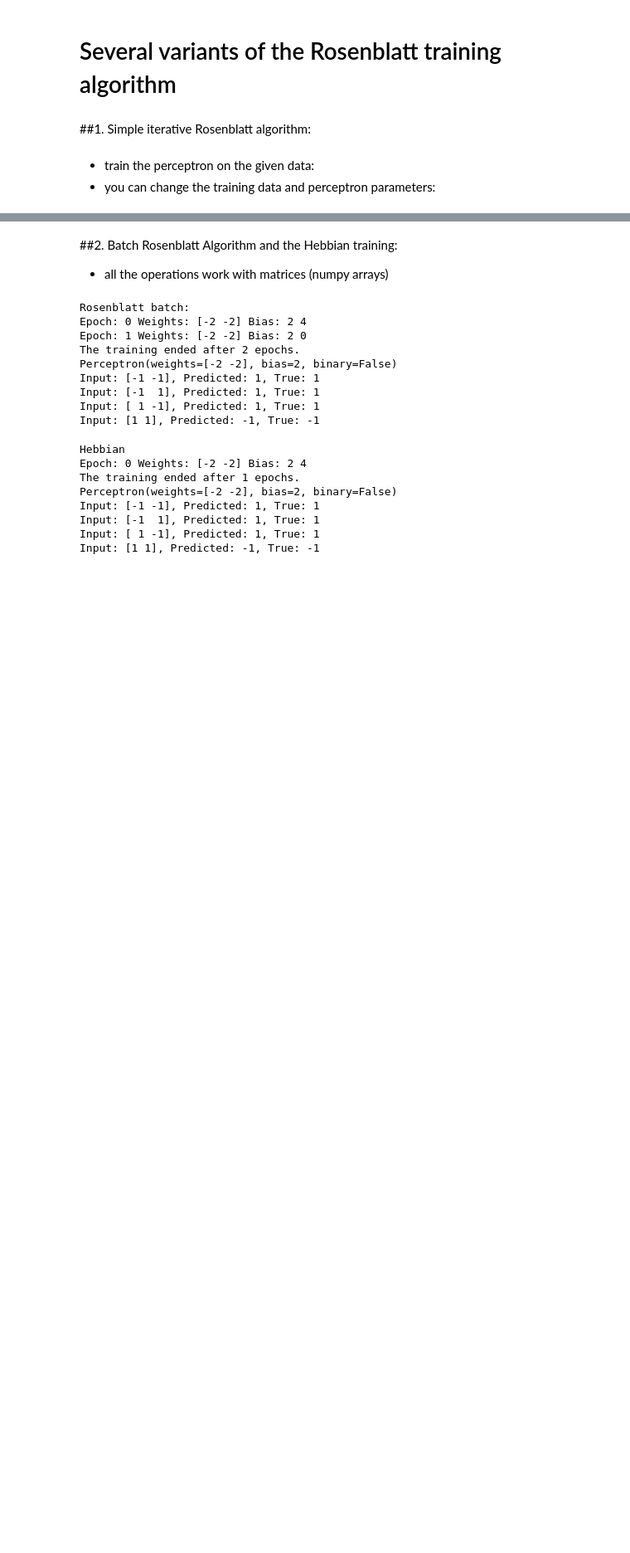
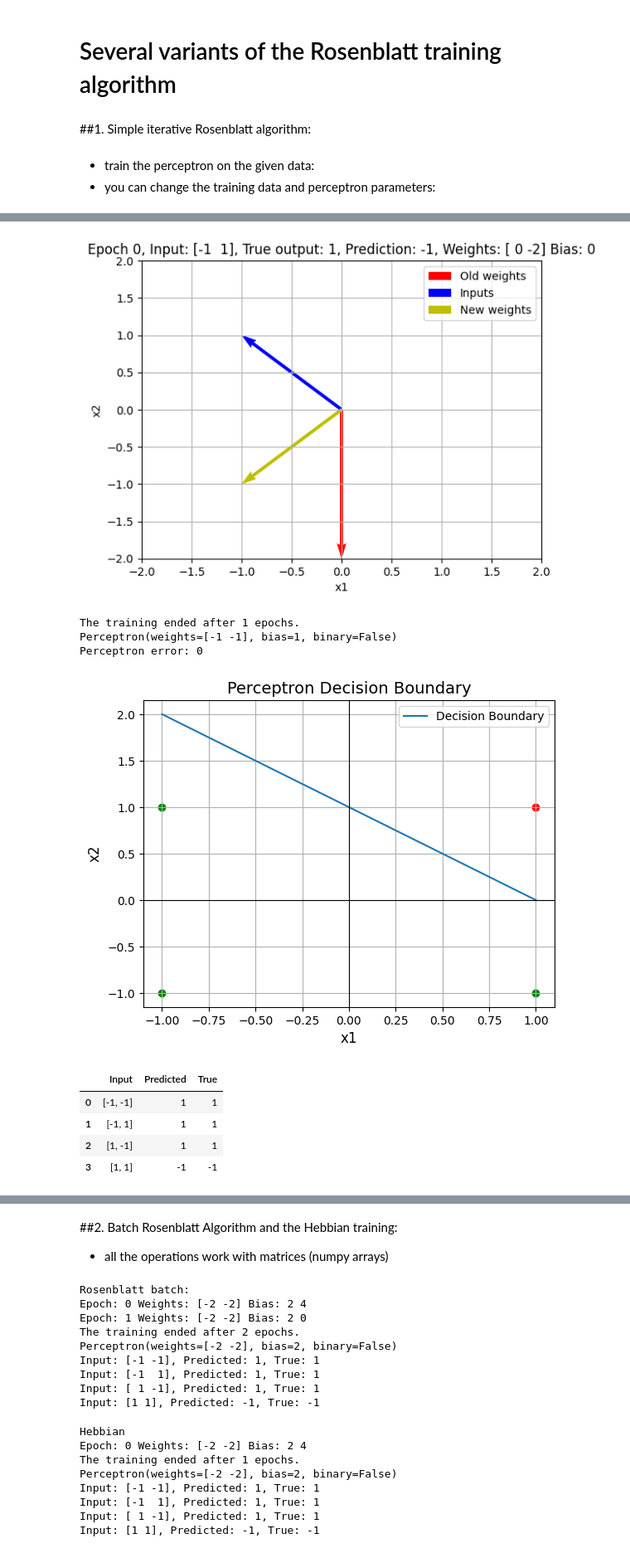
Before and after one commit to reitezuz/18NES1-2025-, a Jupyter notebook: week2/rosenblatt_perceptron.ipynb, the cells around one changed output, grey strips where cells are left out. Shown: that part at 83% size. Drawn from its saved outputs; the diff is of its cells as text; code cells hidden in the pictures; blank space fills up the shorter version.

```diff
--- a/week2/rosenblatt_perceptron.ipynb
+++ b/week2/rosenblatt_perceptron.ipynb
@@ -31,7 +31,7 @@ class Perceptron:
             return np.where(x > 0, 1, np.where(x < 0, -1, 0))
 
     def forward(self, inputs):
-        potential = np.dot(self.weights, inputs) + self.bias
+        potential = np.dot(inputs, self.weights) + self.bias
         return self.activation(potential)
 
     def rosenblatt(self, training_inputs, true_outputs, epochs=100):
@@ -67,7 +67,7 @@ def perceptron_error(true_outputs, predicted_outputs):
 - train the perceptron on the given data:
 - you can change the training data and perceptron parameters:
 # %%
-# Example 1 from the presentation:
+# Example 1a from the presentation:
 # Data:
 inputs = np.array([[-1, -1], [-1, 1], [1, -1], [1, 1]])
 true_outputs = np.array([1, 1, 1, -1])
@@ -82,10 +82,19 @@ binary = False
 perceptron = Perceptron(weights, bias, binary)
 perceptron.rosenblatt(inputs, true_outputs, epochs)
 
-# Print the results:
+# Print summary:
 print(perceptron)
+real_outputs = perceptron.forward(inputs) # forward for the whole dataset
+error = perceptron_error(true_outputs, real_outputs)
+print(f"Perceptron error: {error}")
+
+# Create a pandas DataFrame for a nice table
+import pandas as pd
+df = pd.DataFrame(columns=['Input', 'Predicted', 'True'])
 for inputs, label in zip(inputs, true_outputs):
-    print(f"Input: {inputs}, Predicted: {perceptron.forward(inputs)}, True: {label}")
+    df.loc[len(df)] = {'Input': inputs, 'Predicted': perceptron.forward(inputs), 'True': label}
+
+df
 # %% [output]
 The training ended after 2 epochs.
 Perceptron(weights=[-1 -1], bias=1, binary=False)
@@ -95,0 +235,31 @@ Input: [1 1], Predicted: -1, True: -1
+# %%
+# Example 1a from the presentation:
+# Data:
+inputs = np.array([[-1, -1], [-1, 1], [1, -1], [1, 1]])
+true_outputs = np.array([1, 1, 1, -1])
+
+# Perceptron parameters:
+epochs = 100
+weights = [0, 0]
+bias = 0
+binary = False
+
+# Train the perceptron:
+perceptron = Perceptron(weights, bias, binary)
+perceptron.rosenblatt_vizualize(inputs, true_outputs, epochs)
+
+# Print summary:
+print(perceptron)
+real_outputs = perceptron.forward(inputs) # forward for the whole dataset
+error = perceptron_error(true_outputs, real_outputs)
+print(f"Perceptron error: {error}")
+plot_decision_boundary_2D(perceptron, inputs, true_outputs)
+
+# Create a pandas DataFrame for a nice table
+import pandas as pd
+df = pd.DataFrame(columns=['Input', 'Predicted', 'True'])
+for inputs, label in zip(inputs, true_outputs):
+    df.loc[len(df)] = {'Input': inputs, 'Predicted': perceptron.forward(inputs), 'True': label}
+
+df
+# %% [output]
@@ -96 +268,11 @@ Input: [1 1], Predicted: -1, True: -1
+[figure, added]
+The training ended after 1 epochs.
+Perceptron(weights=[-1 -1], bias=1, binary=False)
+Perceptron error: 0
+[figure, added]
+|  | Input | Predicted | True |
+| 0 | [-1, -1] | 1 | 1 |
+| 1 | [-1, 1] | 1 | 1 |
+| 2 | [1, -1] | 1 | 1 |
+| 3 | [1, 1] | -1 | -1 |
 # %%
```
Also changed, not shown: parts of 9 cells of this notebook.
